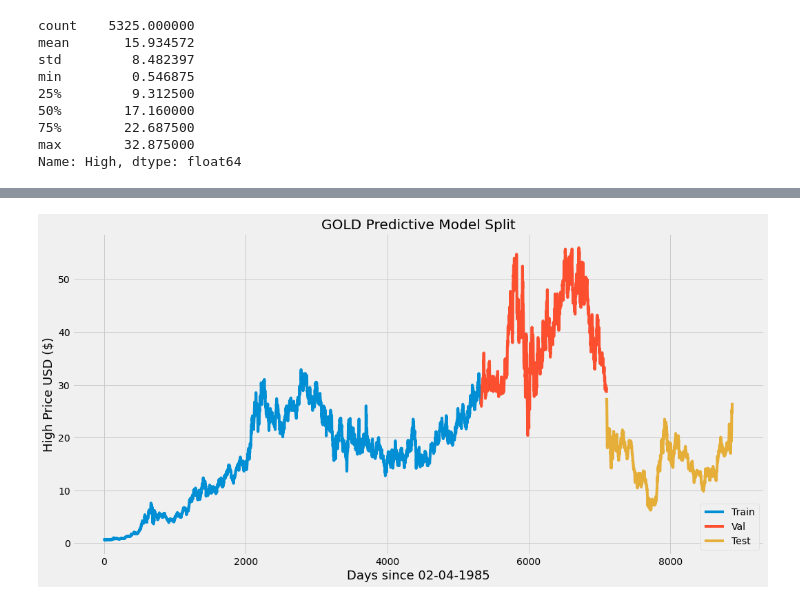
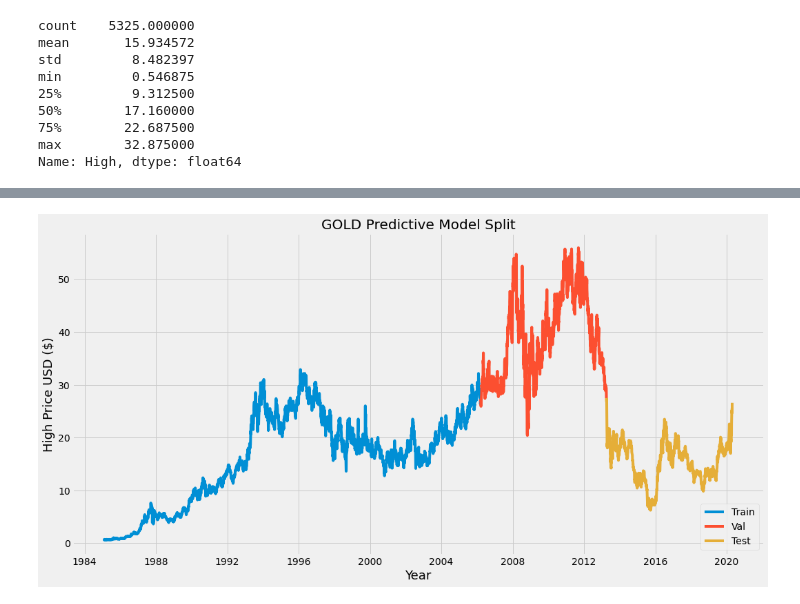
Before and after one commit to johnjdailey/GOLDpricepredictions, a Jupyter notebook: notebooks/Heroku_Linear_Regression.ipynb, the cells around one changed output, grey strips where cells are left out. Cells and saved outputs as stored; diff of their text form; code cells hidden in the pictures.

```diff
--- a/notebooks/Heroku_Linear_Regression.ipynb
+++ b/notebooks/Heroku_Linear_Regression.ipynb
@@ -23,19 +5,19 @@ Requirement already satisfied: six>=1.5 in /usr/local/lib/python3.6/dist-package
 # https://finance.yahoo.com/quote/GOLD/history?p=GOLD (Gold)
 # GOLD (47B cap) has 15 more years of historical data than GLD, GDX, and GC=F
 
-# import pandas_datareader as web
+import pandas_datareader as web
 import pandas as pd
 import numpy as np
 from matplotlib import pyplot as plt
 plt.style.use('fivethirtyeight')
 
-yahoo_gold_url = 'https://query1.finance.yahoo.com/v7/finance/download/GOLD?period1=476323200&period2=1587600000&interval=1d&events=history'
+# yahoo_gold_url = 'https://query1.finance.yahoo.com/v7/finance/download/GOLD?period1=476323200&period2=1587600000&interval=1d&events=history'
 # For whatever reason, use datareader to import data below for better plot with dates.
 # Another advantage of using pandas_datareader is specifying current date as above URL is fixed dates.
-# gold = web.DataReader('GOLD', data_source='yahoo', start='1985-02-04', end='2020-04-28')
+gold = web.DataReader('GOLD', data_source='yahoo', start='1985-02-04', end='2020-04-28')
 # However, beware of issues with dates in models later.
 
-gold = pd.read_csv(yahoo_gold_url)
+# gold = pd.read_csv(yahoo_gold_url)
 
 gold
 
@@ -260,18 +219,18 @@ Test MAE: $2.701304275676744e-08
 # %%
 # Plot the data
-train = gold.iloc[0:5325]
-val = gold.iloc[5326:7100]
+train = gold.iloc[0:5326]
+val = gold.iloc[5326:7101]
 test = gold.iloc[7101:8876]
 # Visualize the data
 plt.figure(figsize=(16,8))
 plt.title('GOLD Predictive Model Split')
-plt.xlabel('Days since 02-04-1985', fontsize=18)
+plt.xlabel('Year', fontsize=18)
 plt.ylabel('High Price USD ($)', fontsize=18)
 plt.plot(train['High'])
 plt.plot(val['High'])
 plt.plot(test['High'])
 ### plt.plot(gold) trying to compare
 plt.legend(['Train', 'Val', 'Test'], loc = 'lower right')
 plt.show()
 # %% [output]
-[figure, old version]
+[figure, new version]
```
Also changed, not shown: parts of 10 cells of this notebook.
